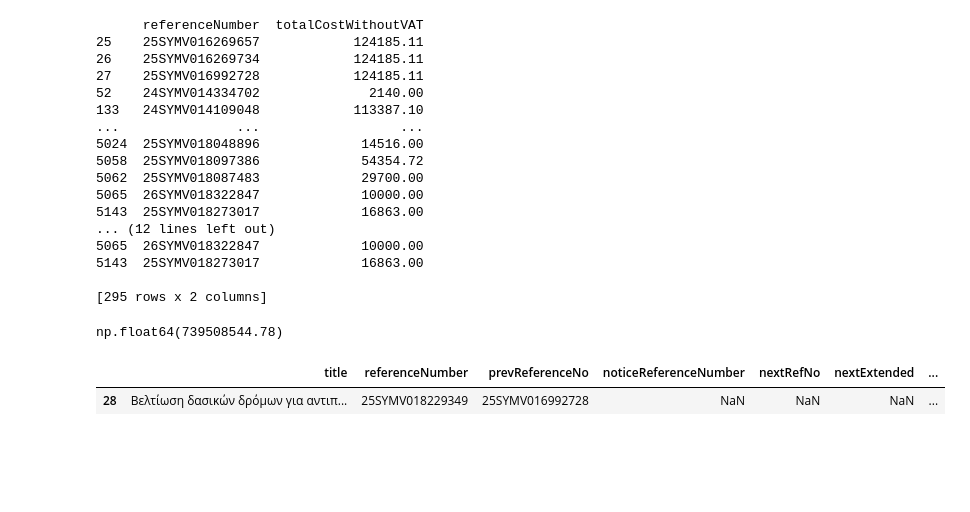
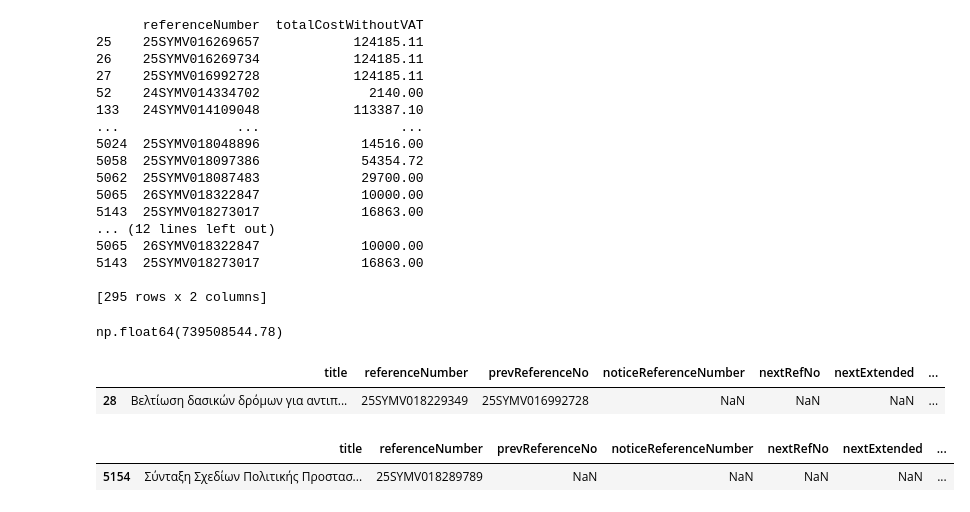
Before and after one commit to troboukis/2026_fire_protection, a Jupyter notebook: src/data_sanity.ipynb, the cells around one changed output. Drawn from its saved outputs; the diff is of its cells as text; code cells hidden in the pictures; blank space fills up the shorter version.

```diff
--- a/src/data_sanity.ipynb
+++ b/src/data_sanity.ipynb
@@ -96,3 +96,8 @@ df[df.referenceNumber=="25SYMV018229349"]
 # %% [output]
 |  | title | referenceNumber | prevReferenceNo | noticeReferenceNumber | nextRefNo | nextExtended | ... |
 | 28 | Βελτίωση δασικών δρόμων για αντιπ... | 25SYMV018229349 | 25SYMV016992728 | NaN | NaN | NaN | ... |
+# %%
+df[df.referenceNumber=="25SYMV018289789"]
+# %% [output]
+|  | title | referenceNumber | prevReferenceNo | noticeReferenceNumber | nextRefNo | nextExtended | ... |
+| 5154 | Σύνταξη Σχεδίων Πολιτικής Προστασ... | 25SYMV018289789 | NaN | NaN | NaN | NaN | ... |
```
Also changed, not shown: 20 other files.
